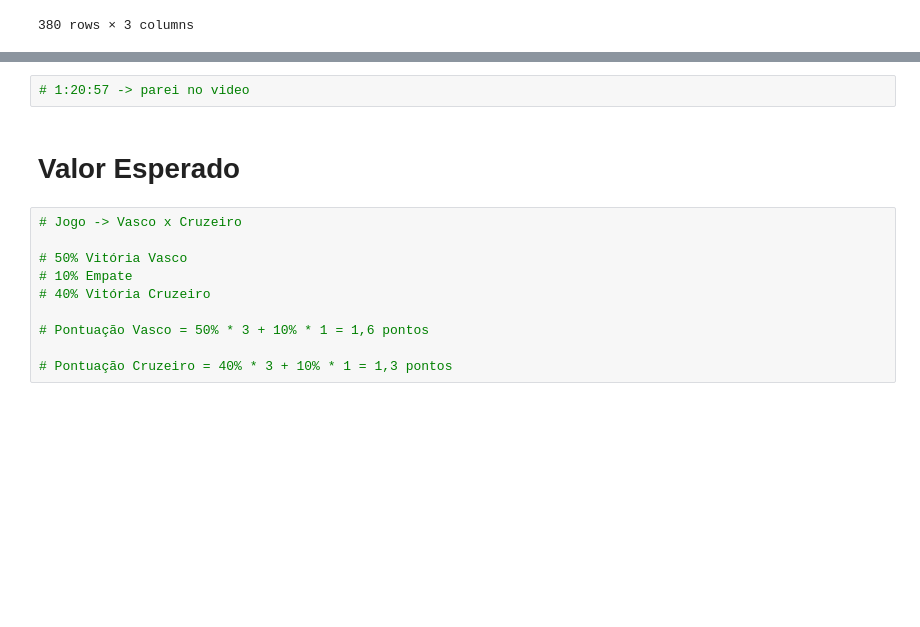
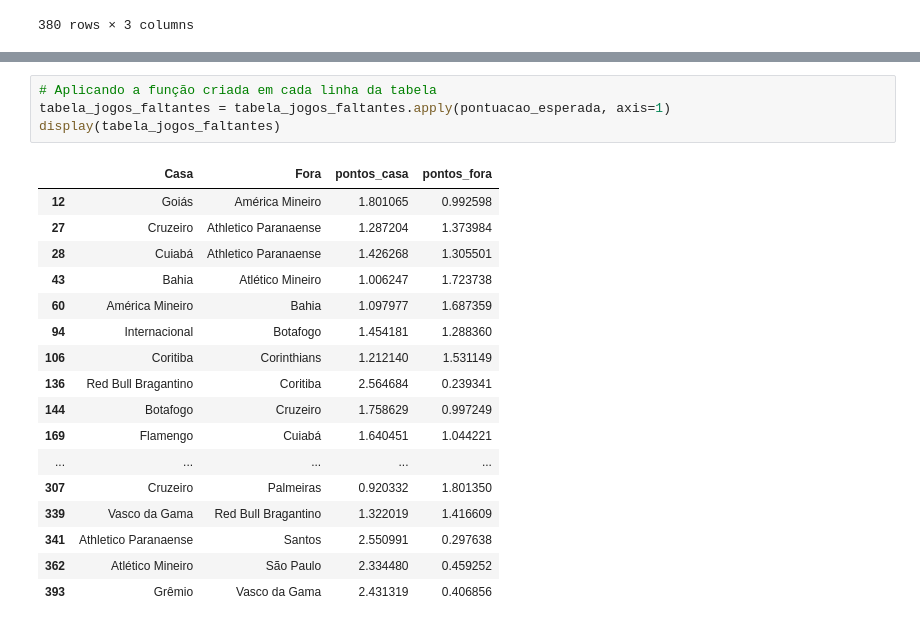
Before and after one commit to GChandrone/ProjetoBrasileirao2023, a Jupyter notebook: PrevisãoBrasileirão2023.ipynb, the cells around one changed output, grey strips where cells are left out. Saved outputs shown, nothing was run; the diff lists cells and outputs as text; blank space fills up the shorter version.

```diff
--- a/PrevisãoBrasileirão2023.ipynb
+++ b/PrevisãoBrasileirão2023.ipynb
@@ -407,14 +443,22 @@ lambda_gols_fora = (tabela_estatisticas.loc[tabela_estatisticas["Times"]==time_f
-# %%
-# 1:20:57 -> parei no video
-# %% [markdown]
-# Valor Esperado
-# %%
-# Jogo -> Vasco x Cruzeiro
-
-# 50% Vitória Vasco
-# 10% Empate
-# 40% Vitória Cruzeiro
-
-# Pontuação Vasco = 50% * 3 + 10% * 1 = 1,6 pontos
-
-# Pontuação Cruzeiro = 40% * 3 + 10% * 1 = 1,3 pontos
+# %%
+# Aplicando a função criada em cada linha da tabela
+tabela_jogos_faltantes = tabela_jogos_faltantes.apply(pontuacao_esperada, axis=1)
+display(tabela_jogos_faltantes)
+# %% [output]
+|  | Casa | Fora | pontos_casa | pontos_fora |
+| 12 | Goiás | América Mineiro | 1.801065 | 0.992598 |
+| 27 | Cruzeiro | Athletico Paranaense | 1.287204 | 1.373984 |
+| 28 | Cuiabá | Athletico Paranaense | 1.426268 | 1.305501 |
+| 43 | Bahia | Atlético Mineiro | 1.006247 | 1.723738 |
+| 60 | América Mineiro | Bahia | 1.097977 | 1.687359 |
+| 94 | Internacional | Botafogo | 1.454181 | 1.288360 |
+| 106 | Coritiba | Corinthians | 1.212140 | 1.531149 |
+| 136 | Red Bull Bragantino | Coritiba | 2.564684 | 0.239341 |
+| 144 | Botafogo | Cruzeiro | 1.758629 | 0.997249 |
+| 169 | Flamengo | Cuiabá | 1.640451 | 1.044221 |
+| ... | ... | ... | ... | ... |
+| 307 | Cruzeiro | Palmeiras | 0.920332 | 1.801350 |
+| 339 | Vasco da Gama | Red Bull Bragantino | 1.322019 | 1.416609 |
+| 341 | Athletico Paranaense | Santos | 2.550991 | 0.297638 |
+| 362 | Atlético Mineiro | São Paulo | 2.334480 | 0.459252 |
+| 393 | Grêmio | Vasco da Gama | 2.431319 | 0.406856 |
```
Also changed, not shown: parts of 13 cells of this notebook.
